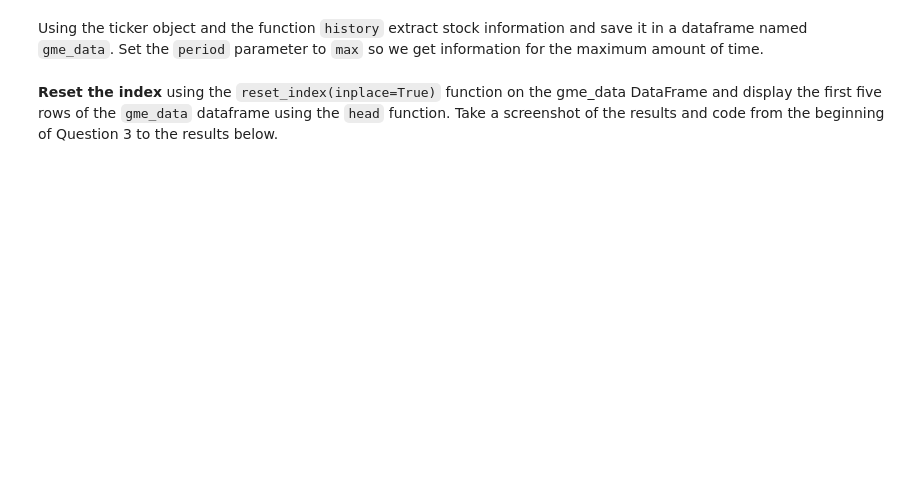
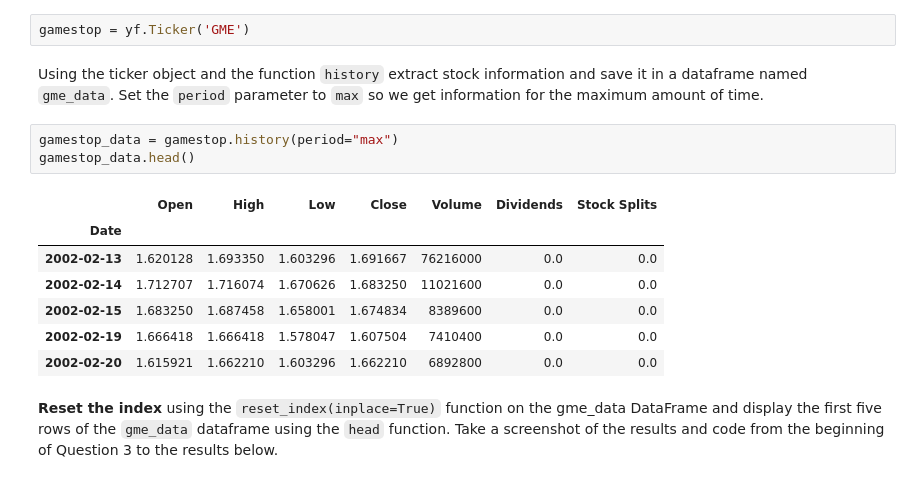
Before and after one commit to tmmendoza29/Coursera, a Jupyter notebook: Python Project/Final Assignment.ipynb, the cells around one changed output. Drawn from its saved outputs; the diff is of its cells as text; blank space fills up the shorter version.

```diff
--- a/Python Project/Final Assignment.ipynb
+++ b/Python Project/Final Assignment.ipynb
@@ -123,7 +193,20 @@ Display the last 5 row of the `tesla_revenue` dataframe using the `tail` functio
 ## Question 3: Use yfinance to Extract Stock Data
 # %% [markdown]
 Using the `Ticker` function enter the ticker symbol of the stock we want to extract data on to create a ticker object. The stock is GameStop and its ticker symbol is `GME`.
+# %%
+gamestop = yf.Ticker('GME')
 # %% [markdown]
 Using the ticker object and the function `history` extract stock information and save it in a dataframe named `gme_data`. Set the `period` parameter to `max` so we get information for the maximum amount of time.
+# %%
+gamestop_data = gamestop.history(period="max")
+gamestop_data.head()
+# %% [output]
+|  | Open | High | Low | Close | Volume | Dividends | Stock Splits |
+| Date |  |  |  |  |  |  |  |
+| 2002-02-13 | 1.620128 | 1.693350 | 1.603296 | 1.691667 | 76216000 | 0.0 | 0.0 |
+| 2002-02-14 | 1.712707 | 1.716074 | 1.670626 | 1.683250 | 11021600 | 0.0 | 0.0 |
+| 2002-02-15 | 1.683250 | 1.687458 | 1.658001 | 1.674834 | 8389600 | 0.0 | 0.0 |
+| 2002-02-19 | 1.666418 | 1.666418 | 1.578047 | 1.607504 | 7410400 | 0.0 | 0.0 |
+| 2002-02-20 | 1.615921 | 1.662210 | 1.603296 | 1.662210 | 6892800 | 0.0 | 0.0 |
 # %% [markdown]
 **Reset the index** using the `reset_index(inplace=True)` function on the gme_data DataFrame and display the first five rows of the `gme_data` dataframe using the `head` function. Take a screenshot of the results and code from the beginning of Question 3 to the results below.
```
Also changed, not shown: parts of 20 cells of this notebook.
